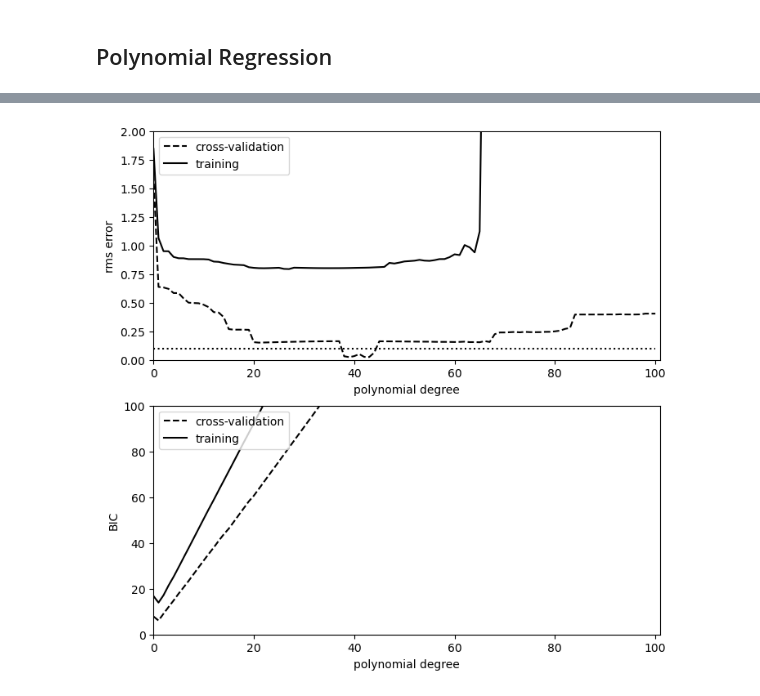
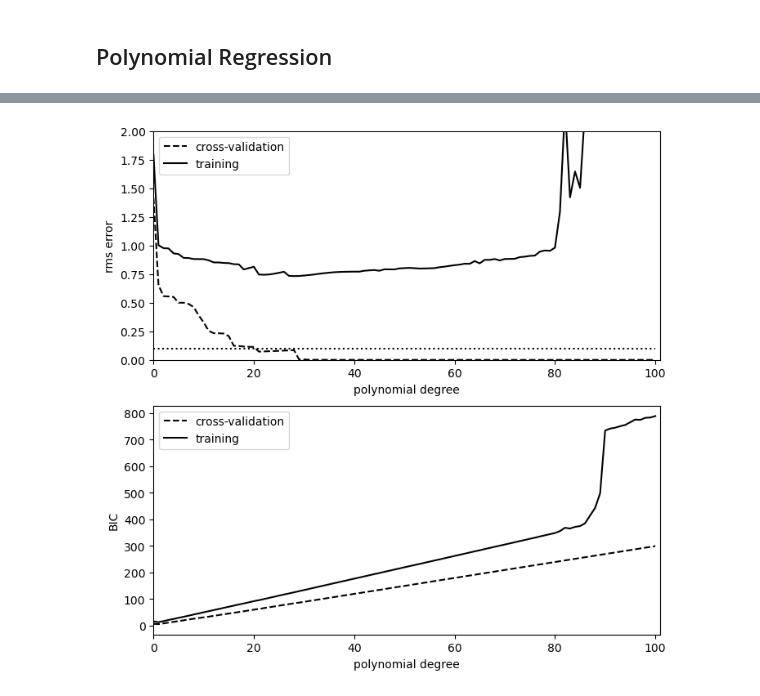
Before and after one commit to SimoneRestuccia/astrostatistics_bicocca_2024, a Jupyter notebook: working/L_17_01.ipynb, the cells around one changed output, grey strips where cells are left out. Drawn from its saved outputs; the diff is of its cells as text; code cells hidden in the pictures.

```diff
--- a/working/L_17_01.ipynb
+++ b/working/L_17_01.ipynb
@@ -122,7 +123,7 @@ plt.ylim(35,50);
 # %%
-def polyfit(degree,z,mu):
+def polyfit(degree, z, mu, dmu):
     model = PolynomialRegression(degree) # fit 3rd degree polynomial
-    model.fit(z, mu)
+    model.fit(z, mu, dmu)
 
     mu_pred_poly = model.predict(z)
     #n_constraints = degree + 1
@@ -134,9 +135,9 @@ d = np.arange(0, 101)
 training_err = np.zeros(d.shape)
 crossval_err = np.zeros(d.shape)
 for i in range(len(d)):
-    training_err[i] = np.sqrt(np.sum((polyfit(d[i], z_train, mu_train) - mu_train) ** 2)
+    training_err[i] = np.sqrt(np.sum((polyfit(d[i], z_train, mu_train, dmu_train) - mu_train) ** 2)
                               / len(mu_train))
-    crossval_err[i] = np.sqrt(np.sum((polyfit(d[i], z_cross, mu_cross) - mu_cross) ** 2)
+    crossval_err[i] = np.sqrt(np.sum((polyfit(d[i], z_cross, mu_cross, dmu_cross) - mu_cross) ** 2)
                               / len(mu_cross))
 
 #FORSE DA TOGLIERE!!!!
@@ -145,28 +146,28 @@ BIC_crossval = np.sqrt(len(mu_cross)) * crossval_err / dmu[0] + d * np.log(len(m
 # %%
 fig = plt.figure(figsize=(8, 8))
 ax = fig.add_subplot(211)
 ax.plot(d, crossval_err, '--k', label='cross-validation')
 ax.plot(d, training_err, '-k', label='training')
 ax.plot(d, 0.1 * np.ones(d.shape), ':k')
 
 ax.set_xlim(0, 101)
 ax.set_ylim(0, 2)
 
 ax.set_xlabel('polynomial degree')
 ax.set_ylabel('rms error')
 ax.legend(loc=2)
 
 ax = fig.add_subplot(212)
 ax.plot(d, BIC_crossval, '--k', label='cross-validation')
 ax.plot(d, BIC_train, '-k', label='training')
 
 ax.set_xlim(0, 101)
-ax.set_ylim(0, 100)
+#ax.set_ylim(0, 100)
 
 ax.legend(loc=2)
 ax.set_xlabel('polynomial degree')
 ax.set_ylabel('BIC')
 
 plt.show()
 # %% [output]
-[figure, old version]
+[figure, new version]
```
Also changed, not shown: parts of 4 cells of this notebook.
